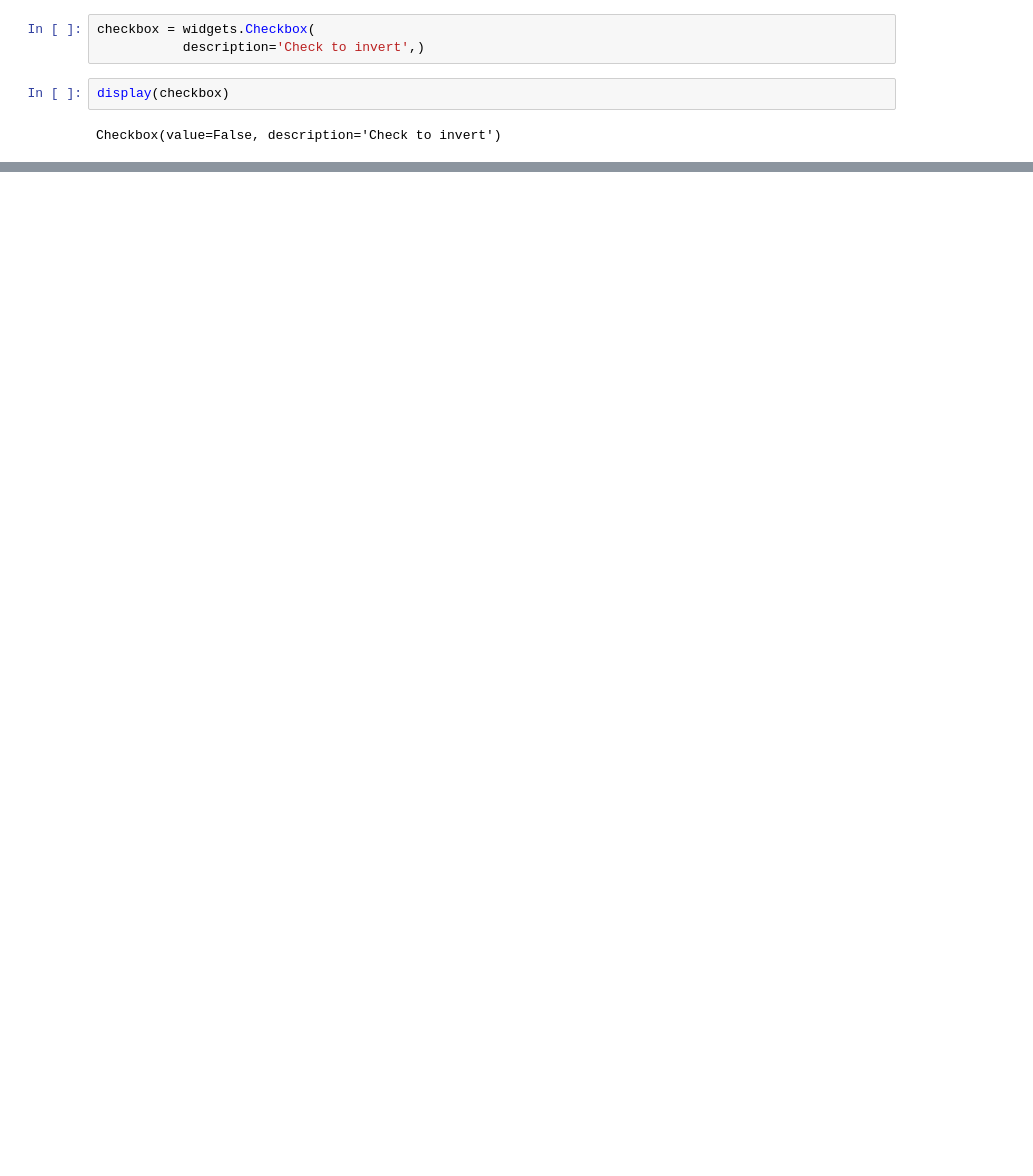
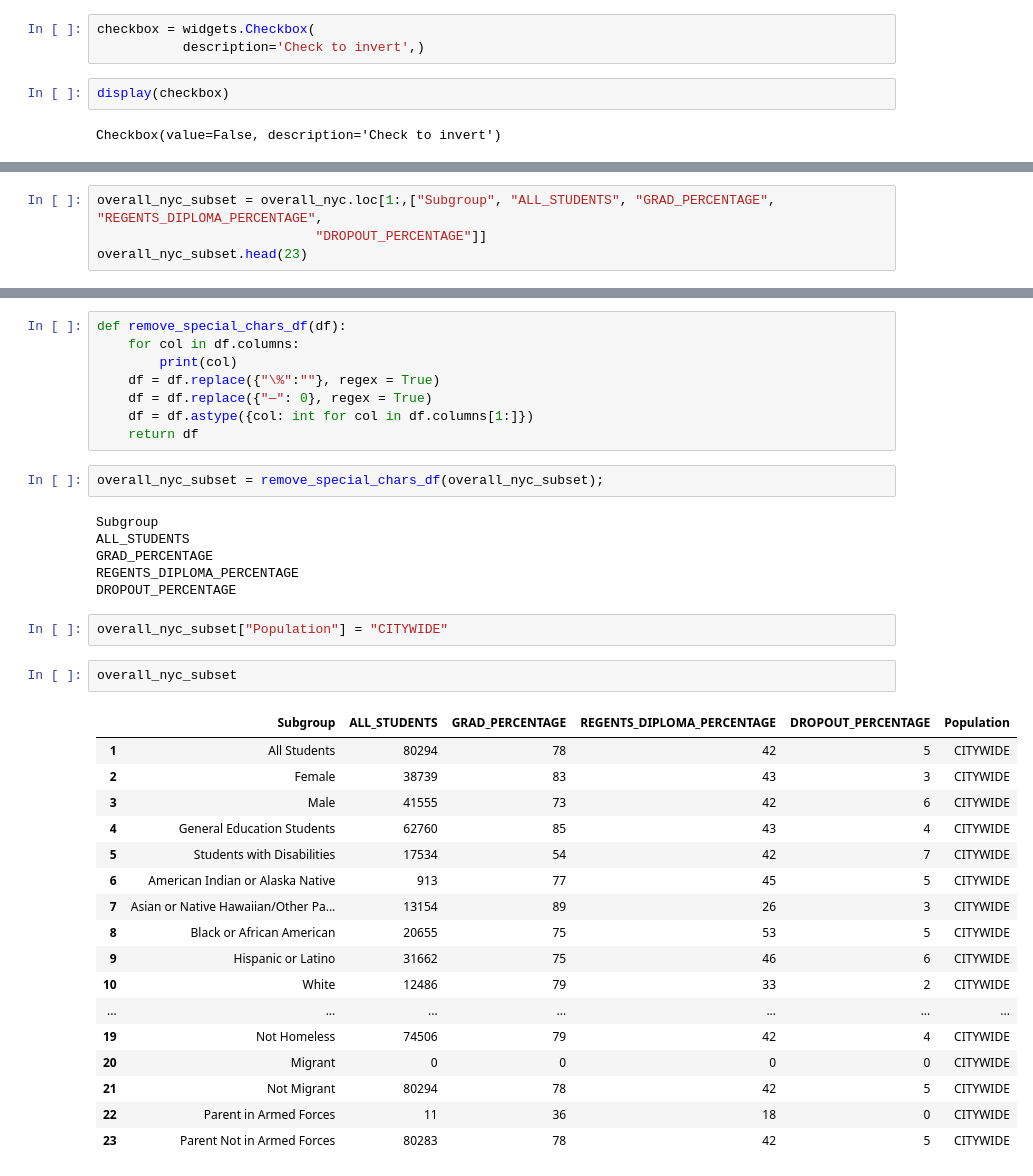
Before and after one commit to dataeducator/analysis-of-graduation-rate-nyc-public-high-schools, a Jupyter notebook: analysis-of-graduation-rate-nyc-public-high-schools.ipynb, the cells around one changed output, grey strips where cells are left out. Drawn from its saved outputs; the diff is of its cells as text; blank space fills up the shorter version.

```diff
--- a/analysis-of-graduation-rate-nyc-public-high-schools.ipynb
+++ b/analysis-of-graduation-rate-nyc-public-high-schools.ipynb
@@ -736,0 +751,4 @@ Checkbox(value=False, description='Check to invert')
+# %%
+overall_nyc_subset = overall_nyc.loc[1:,["Subgroup", "ALL_STUDENTS", "GRAD_PERCENTAGE", "REGENTS_DIPLOMA_PERCENTAGE",
+                            "DROPOUT_PERCENTAGE"]]
+overall_nyc_subset.head(23)
@@ -736,0 +773,38 @@ Checkbox(value=False, description='Check to invert')
+# %%
+def remove_special_chars_df(df):
+    for col in df.columns:
+        print(col)
+    df = df.replace({"\%":""}, regex = True)
+    df = df.replace({"—": 0}, regex = True)
+    df = df.astype({col: int for col in df.columns[1:]})
+    return df
+# %%
+overall_nyc_subset = remove_special_chars_df(overall_nyc_subset);
+# %% [output]
+Subgroup
+ALL_STUDENTS
+GRAD_PERCENTAGE
+REGENTS_DIPLOMA_PERCENTAGE
+DROPOUT_PERCENTAGE
+# %%
+overall_nyc_subset["Population"] = "CITYWIDE"
+# %%
+overall_nyc_subset
+# %% [output]
+|  | Subgroup | ALL_STUDENTS | GRAD_PERCENTAGE | REGENTS_DIPLOMA_PERCENTAGE | DROPOUT_PERCENTAGE | Population |
+| 1 | All Students | 80294 | 78 | 42 | 5 | CITYWIDE |
+| 2 | Female | 38739 | 83 | 43 | 3 | CITYWIDE |
+| 3 | Male | 41555 | 73 | 42 | 6 | CITYWIDE |
+| 4 | General Education Students | 62760 | 85 | 43 | 4 | CITYWIDE |
+| 5 | Students with Disabilities | 17534 | 54 | 42 | 7 | CITYWIDE |
+| 6 | American Indian or Alaska Native | 913 | 77 | 45 | 5 | CITYWIDE |
+| 7 | Asian or Native Hawaiian/Other Pa... | 13154 | 89 | 26 | 3 | CITYWIDE |
+| 8 | Black or African American | 20655 | 75 | 53 | 5 | CITYWIDE |
+| 9 | Hispanic or Latino | 31662 | 75 | 46 | 6 | CITYWIDE |
+| 10 | White | 12486 | 79 | 33 | 2 | CITYWIDE |
+| ... | ... | ... | ... | ... | ... | ... |
+| 19 | Not Homeless | 74506 | 79 | 42 | 4 | CITYWIDE |
+| 20 | Migrant | 0 | 0 | 0 | 0 | CITYWIDE |
+| 21 | Not Migrant | 80294 | 78 | 42 | 5 | CITYWIDE |
+| 22 | Parent in Armed Forces | 11 | 36 | 18 | 0 | CITYWIDE |
+| 23 | Parent Not in Armed Forces | 80283 | 78 | 42 | 5 | CITYWIDE |
```
Also changed, not shown: parts of 18 cells of this notebook.
